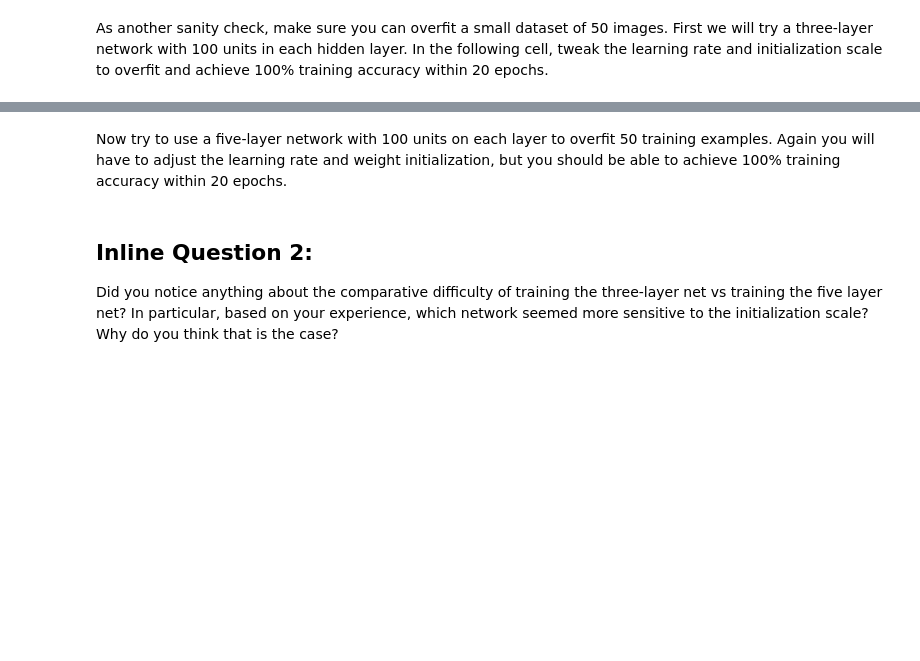
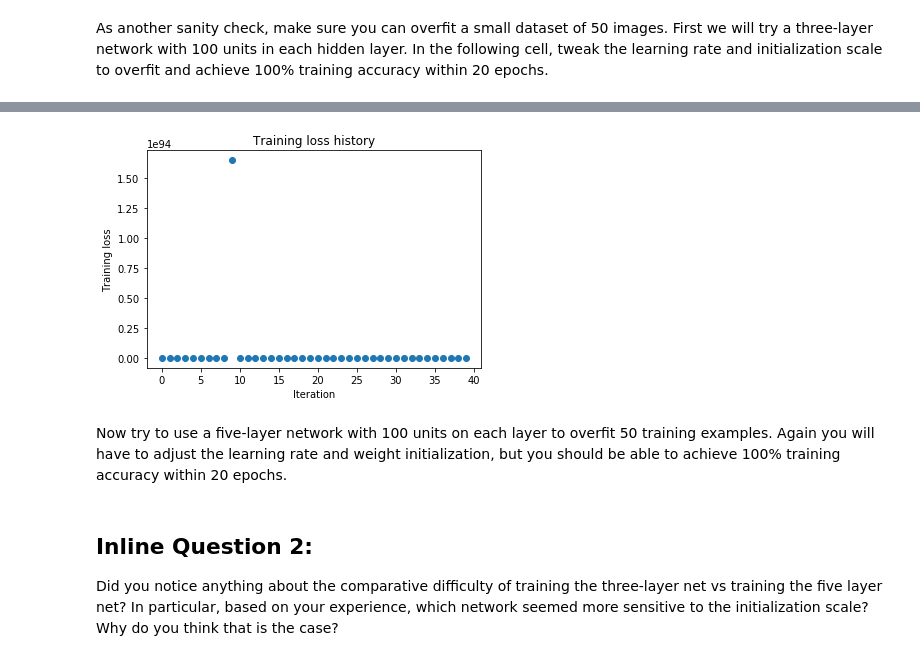
Before and after one commit to anassBelcaid/CS231ConvolutionNeuralNetworks, a Jupyter notebook: assignments/assignment2/FullyConnectedNets.ipynb, the cells around one changed output, grey strips where cells are left out. Drawn from its saved outputs; the diff is of its cells as text; code cells hidden in the pictures; blank space fills up the shorter version.

```diff
--- a/assignments/assignment2/FullyConnectedNets.ipynb
+++ b/assignments/assignment2/FullyConnectedNets.ipynb
@@ -423,7 +440,7 @@ small_data = {
 }
 
 weight_scale = 1e-2
-learning_rate = 1e-4
+learning_rate = 1e-1
 model = FullyConnectedNet([100, 100],
               weight_scale=weight_scale, dtype=np.float64)
 solver = Solver(model, small_data,
@@ -440,3 +457,4 @@ plt.title('Training loss history')
 plt.xlabel('Iteration')
 plt.ylabel('Training loss')
 plt.show()
+# %% [output]
@@ -443,3 +478,4 @@ plt.show()
+[figure, added]
 # %% [markdown]
 Now try to use a five-layer network with 100 units on each layer to overfit 50 training examples. Again you will have to adjust the learning rate and weight initialization, but you should be able to achieve 100% training accuracy within 20 epochs.
 # %%
```
Also changed, not shown: parts of 2 cells of this notebook, 1 other file.
